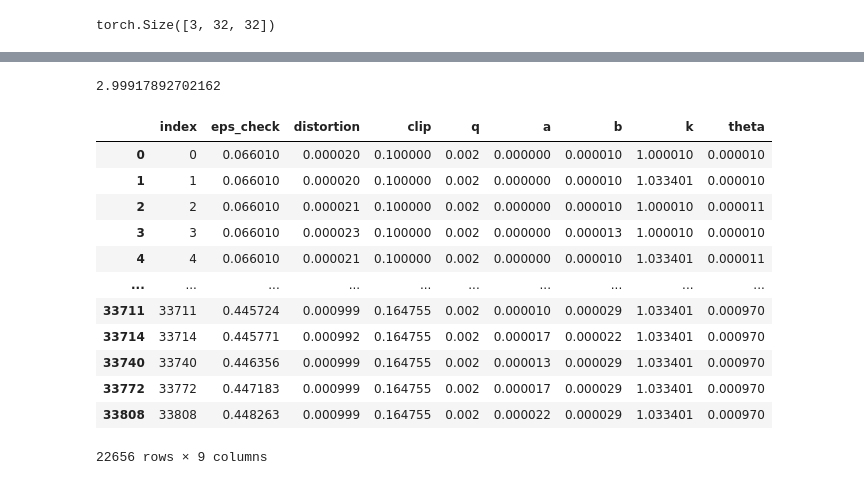
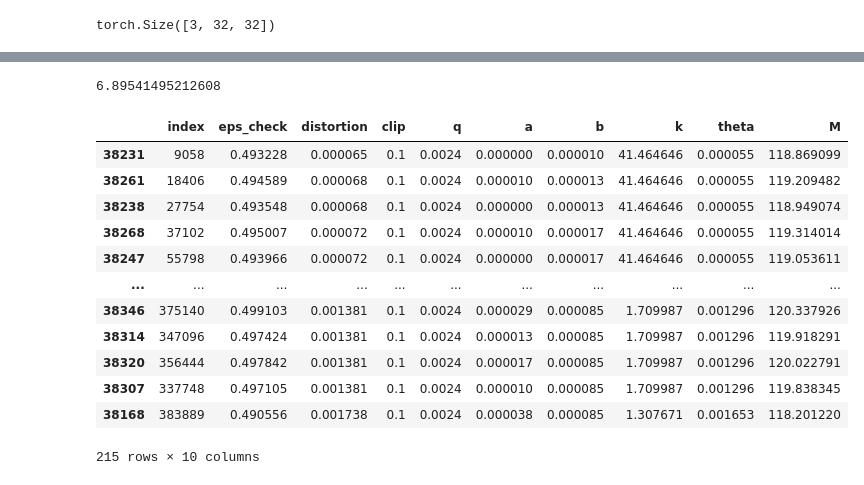
Before and after one commit to NicholasStout/opacus, a Jupyter notebook: DP-SGD(1).ipynb, the cells around one changed output, grey strips where cells are left out. Drawn from its saved outputs; the diff is of its cells as text; code cells hidden in the pictures.

```diff
--- a/DP-SGD(1).ipynb
+++ b/DP-SGD(1).ipynb
@@ -159,6 +155,11 @@ GU250 = pd.read_csv("../arguments/GU_values.csv", names=GU_h)
 #N250 = pd.read_csv("../arguments/N250_values.csv")
 # %%
+EPSILON = 5
+
+GU_h =['eps_check','distortion','clip','q', 'a', 'b', 'k','theta', 'M']
+GU250 = pd.read_csv("../arguments/GU_values.csv", names=GU_h)
 GU250 = GU250.sort_values("eps_check")
 GU250.replace([np.inf, -np.inf], np.nan, inplace=True)
 GU250 = GU250.dropna()
 GU250 = GU250.reset_index()
+GU250.loc[(GU250['eps_check']  <= EPSILON) & (GU250['eps_check']  > EPSILON-0.1)].sort_values("distortion")
@@ -165,23 +180,23 @@ GU250 = GU250.reset_index()
 # %%
 GU250['eps_check'][69313]
 # %% [output]
-2.99917892702162
+6.89541495212608
 # %%
-GU250.loc[(GU250['eps_check']  < 1) & (GU250['distortion']  < 0.001)]
+GU250.loc[(GU250['eps_check']  <= 0.5) & (GU250['eps_check']  > 0.49)].sort_values("distortion")
 # %% [output]
-|  | index | eps_check | distortion | clip | q | a | b | k | theta |
-| 0 | 0 | 0.066010 | 0.000020 | 0.100000 | 0.002 | 0.000000 | 0.000010 | 1.000010 | 0.000010 |
-| 1 | 1 | 0.066010 | 0.000020 | 0.100000 | 0.002 | 0.000000 | 0.000010 | 1.033401 | 0.000010 |
-| 2 | 2 | 0.066010 | 0.000021 | 0.100000 | 0.002 | 0.000000 | 0.000010 | 1.000010 | 0.000011 |
-| 3 | 3 | 0.066010 | 0.000023 | 0.100000 | 0.002 | 0.000000 | 0.000013 | 1.000010 | 0.000010 |
-| 4 | 4 | 0.066010 | 0.000021 | 0.100000 | 0.002 | 0.000000 | 0.000010 | 1.033401 | 0.000011 |
-| ... | ... | ... | ... | ... | ... | ... | ... | ... | ... |
-| 33711 | 33711 | 0.445724 | 0.000999 | 0.164755 | 0.002 | 0.000010 | 0.000029 | 1.033401 | 0.000970 |
-| 33714 | 33714 | 0.445771 | 0.000992 | 0.164755 | 0.002 | 0.000017 | 0.000022 | 1.033401 | 0.000970 |
-| 33740 | 33740 | 0.446356 | 0.000999 | 0.164755 | 0.002 | 0.000013 | 0.000029 | 1.033401 | 0.000970 |
-| 33772 | 33772 | 0.447183 | 0.000999 | 0.164755 | 0.002 | 0.000017 | 0.000029 | 1.033401 | 0.000970 |
-| 33808 | 33808 | 0.448263 | 0.000999 | 0.164755 | 0.002 | 0.000022 | 0.000029 | 1.033401 | 0.000970 |
+|  | index | eps_check | distortion | clip | q | a | b | k | theta | M |
+| 38231 | 9058 | 0.493228 | 0.000065 | 0.1 | 0.0024 | 0.000000 | 0.000010 | 41.464646 | 0.000055 | 118.869099 |
+| 38261 | 18406 | 0.494589 | 0.000068 | 0.1 | 0.0024 | 0.000010 | 0.000013 | 41.464646 | 0.000055 | 119.209482 |
+| 38238 | 27754 | 0.493548 | 0.000068 | 0.1 | 0.0024 | 0.000000 | 0.000013 | 41.464646 | 0.000055 | 118.949074 |
+| 38268 | 37102 | 0.495007 | 0.000072 | 0.1 | 0.0024 | 0.000010 | 0.000017 | 41.464646 | 0.000055 | 119.314014 |
+| 38247 | 55798 | 0.493966 | 0.000072 | 0.1 | 0.0024 | 0.000000 | 0.000017 | 41.464646 | 0.000055 | 119.053611 |
+| ... | ... | ... | ... | ... | ... | ... | ... | ... | ... | ... |
+| 38346 | 375140 | 0.499103 | 0.001381 | 0.1 | 0.0024 | 0.000029 | 0.000085 | 1.709987 | 0.001296 | 120.337926 |
+| 38314 | 347096 | 0.497424 | 0.001381 | 0.1 | 0.0024 | 0.000013 | 0.000085 | 1.709987 | 0.001296 | 119.918291 |
+| 38320 | 356444 | 0.497842 | 0.001381 | 0.1 | 0.0024 | 0.000017 | 0.000085 | 1.709987 | 0.001296 | 120.022791 |
+| 38307 | 337748 | 0.497105 | 0.001381 | 0.1 | 0.0024 | 0.000010 | 0.000085 | 1.709987 | 0.001296 | 119.838345 |
+| 38168 | 383889 | 0.490556 | 0.001738 | 0.1 | 0.0024 | 0.000038 | 0.000085 | 1.307671 | 0.001653 | 118.201220 |
-22656 rows × 9 columns
+215 rows × 10 columns
 # %%
 acc_plrv_2 = []
 from torchvision.models.mobilenet import mobilenet_v2
```
Also changed, not shown: parts of 30 cells of this notebook, 10 other files.
